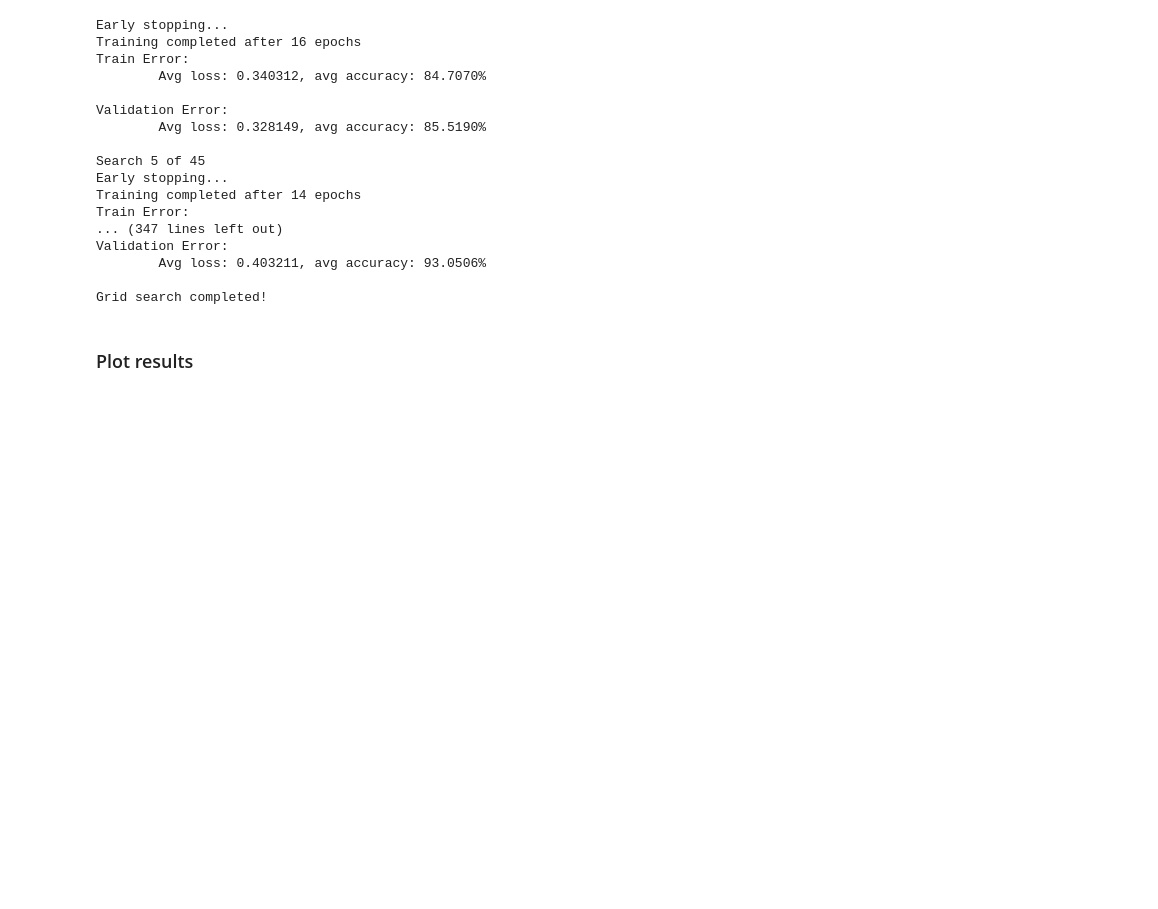
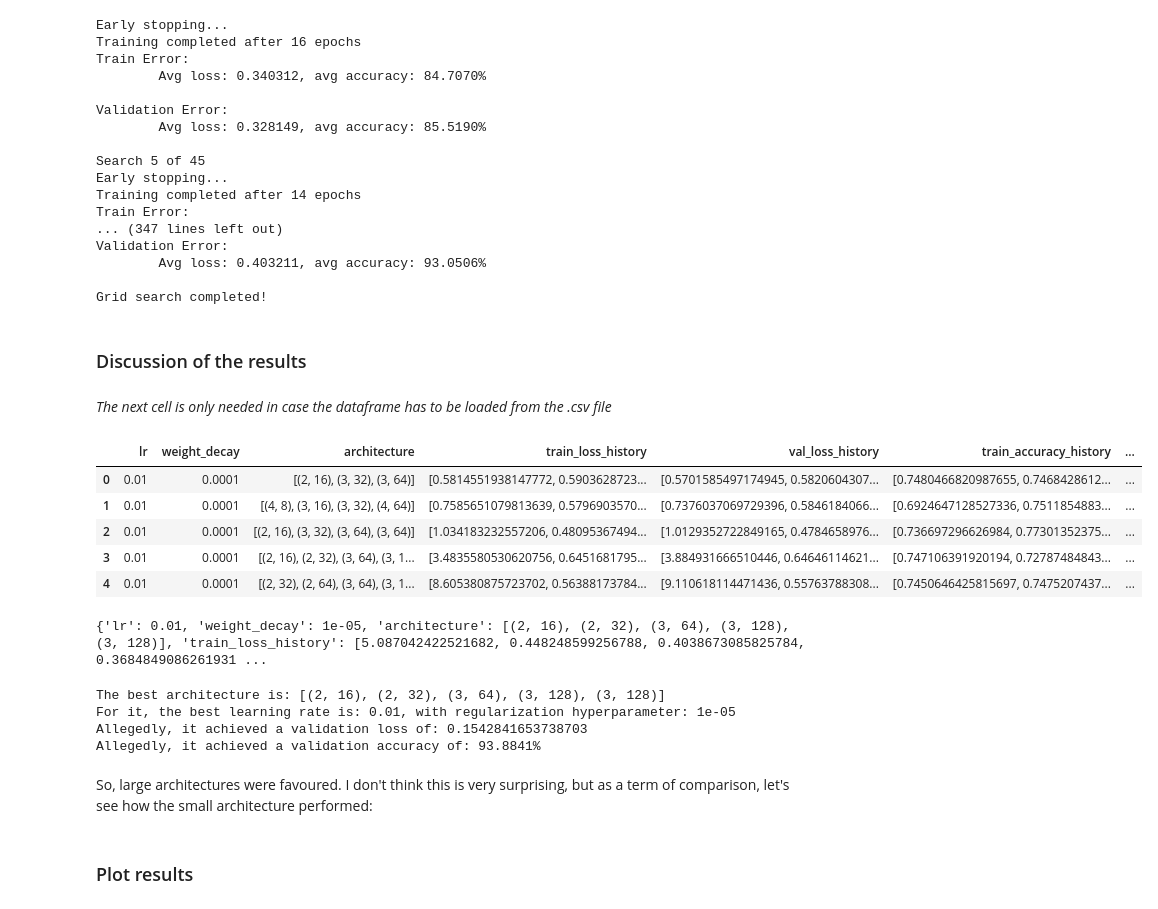
Before and after one commit to M4rinz/ISPR-Assignments, a Jupyter notebook: Terzo Compitino/ISPR_assignment3_Marino.ipynb, the cells around one changed output. Cells and saved outputs as stored; diff of their text form; code cells hidden in the pictures; blank space fills up the shorter version.

```diff
--- a/Terzo Compitino/ISPR_assignment3_Marino.ipynb
+++ b/Terzo Compitino/ISPR_assignment3_Marino.ipynb
@@ -630,6 +618,55 @@ Grid search completed!
 # %%
 # export the results
 results_df.to_csv('results.csv', index=False)
+# %% [markdown]
+### Discussion of the results
+# %% [markdown]
+*The next cell is only needed in case the dataframe has to be loaded from the .csv file*
+# %%
+import ast
+
+# In case we have to load the results from the saved ones:
+results_df = pd.read_csv('results.csv')
+
+# All this mess because pandas saves lists of floats as strings...
+results_df['val_loss_history'] = results_df['val_loss_history'].apply(lambda str: [float(x) for x in str[1:-1].split(', ')])
+results_df['train_loss_history'] = results_df['train_loss_history'].apply(lambda str: [float(x) for x in str[1:-1].split(', ')])
+results_df['val_accuracy_history'] = results_df['val_accuracy_history'].apply(lambda str: [float(x) for x in str[1:-1].split(', ')])
+results_df['train_accuracy_history'] = results_df['train_accuracy_history'].apply(lambda str: [float(x) for x in str[1:-1].split(', ')])
+
+results_df['architecture'] = results_df['architecture'].apply(lambda str: ast.literal_eval(str))
+
+min_val_loss_index = results_df['best_val_loss'].idxmin()
+best_row_dict = results_df.loc[min_val_loss_index].to_dict()
+
+#results_df.head()
+# %% [output]
+|  | lr | weight_decay | architecture | train_loss_history | val_loss_history | train_accuracy_history | ... |
+| 0 | 0.01 | 0.0001 | [(2, 16), (3, 32), (3, 64)] | [0.5814551938147772, 0.5903628723... | [0.5701585497174945, 0.5820604307... | [0.7480466820987655, 0.7468428612... | ... |
+| 1 | 0.01 | 0.0001 | [(4, 8), (3, 16), (3, 32), (4, 64)] | [0.7585651079813639, 0.5796903570... | [0.7376037069729396, 0.5846184066... | [0.6924647128527336, 0.7511854883... | ... |
+| 2 | 0.01 | 0.0001 | [(2, 16), (3, 32), (3, 64), (3, 64)] | [1.034183232557206, 0.48095367494... | [1.0129352722849165, 0.4784658976... | [0.736697296626984, 0.77301352375... | ... |
+| 3 | 0.01 | 0.0001 | [(2, 16), (2, 32), (3, 64), (3, 1... | [3.4835580530620756, 0.6451681795... | [3.884931666510446, 0.64646114621... | [0.747106391920194, 0.72787484843... | ... |
+| 4 | 0.01 | 0.0001 | [(2, 32), (2, 64), (3, 64), (3, 1... | [8.605380875723702, 0.56388173784... | [9.110618114471436, 0.55763788308... | [0.7450646425815697, 0.7475207437... | ... |
+# %%
+# Get the index of the row with the lowest validation loss
+min_val_loss_index = results_df['best_val_loss'].idxmin()
+
+# Get the row with the lowest validation loss
+best_row_dict = results_df.loc[min_val_loss_index].to_dict()
+# %% [output]
+{'lr': 0.01, 'weight_decay': 1e-05, 'architecture': [(2, 16), (2, 32), (3, 64), (3, 128), (3, 128)], 'train_loss_history': [5.087042422521682, 0.448248599256788, 0.4038673085825784, 0.3684849086261931 ...
+# %%
+print(f"The best architecture is: {best_row_dict['architecture']}")
+print(f"For it, the best learning rate is: {best_row_dict['lr']}, with regularization hyperparameter: {best_row_dict['weight_decay']}")
+print(f"Allegedly, it achieved a validation loss of: {best_row_dict['best_val_loss']}")
+print(f"Allegedly, it achieved a validation accuracy of: {100*max(best_row_dict['val_accuracy_history']):>2.4f}%")
+# %% [output]
+The best architecture is: [(2, 16), (2, 32), (3, 64), (3, 128), (3, 128)]
+For it, the best learning rate is: 0.01, with regularization hyperparameter: 1e-05
+Allegedly, it achieved a validation loss of: 0.1542841653738703
+Allegedly, it achieved a validation accuracy of: 93.8841%
+# %% [markdown]
+So, large architectures were favoured. I don't think this is very surprising, but as a term of comparison, let's see how the small architecture performed:
 # %% [markdown]
 ### Plot results
 # %% [markdown]
```
Also changed, not shown: parts of 27 cells of this notebook, 4 other files.
